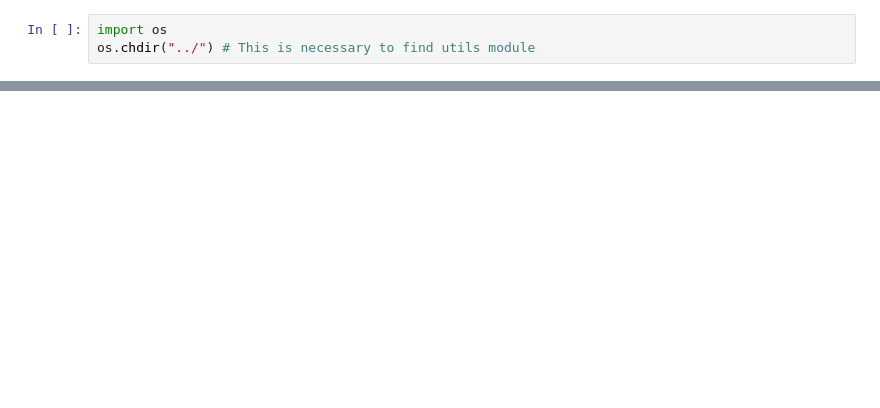
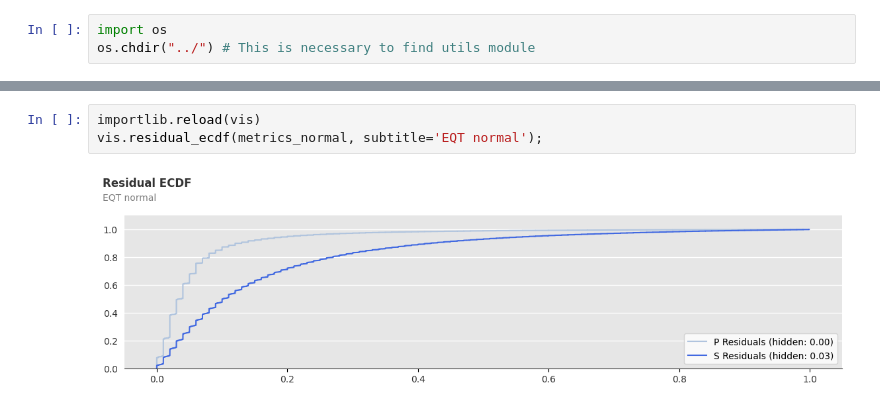
Before and after one commit to ib31iat/earthquake-monitoring, a Jupyter notebook: code/notebooks/try_visualisations.ipynb, the cells around one changed output, grey strips where cells are left out. Drawn from its saved outputs; the diff is of its cells as text; blank space fills up the shorter version.

```diff
--- a/code/notebooks/try_visualisations.ipynb
+++ b/code/notebooks/try_visualisations.ipynb
@@ -26,0 +39,5 @@ importlib.reload(vis)
+# %%
+importlib.reload(vis)
+vis.residual_ecdf(metrics_normal, subtitle='EQT normal');
+# %% [output]
+[figure, added]
```
Also changed, not shown: parts of 11 cells of this notebook.
